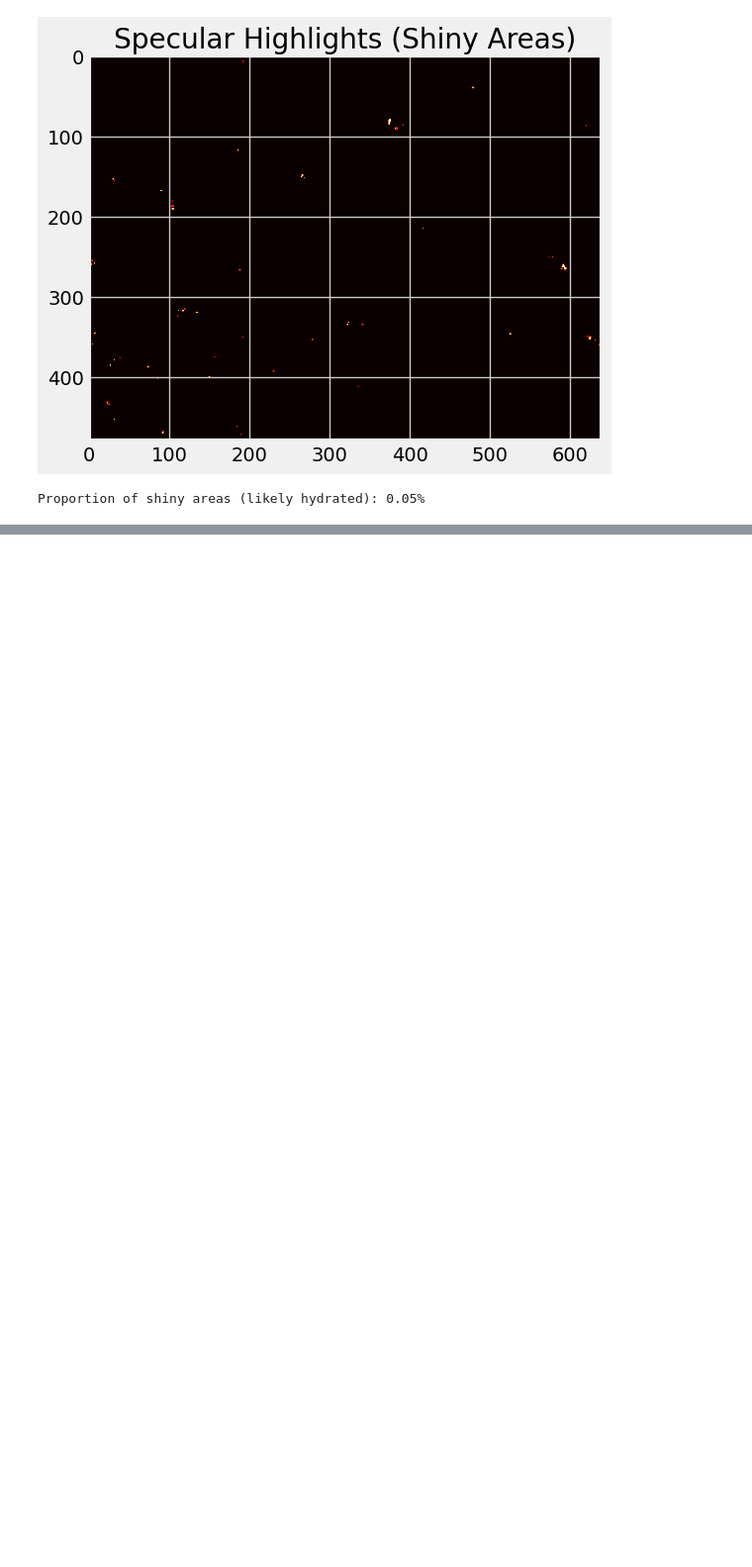
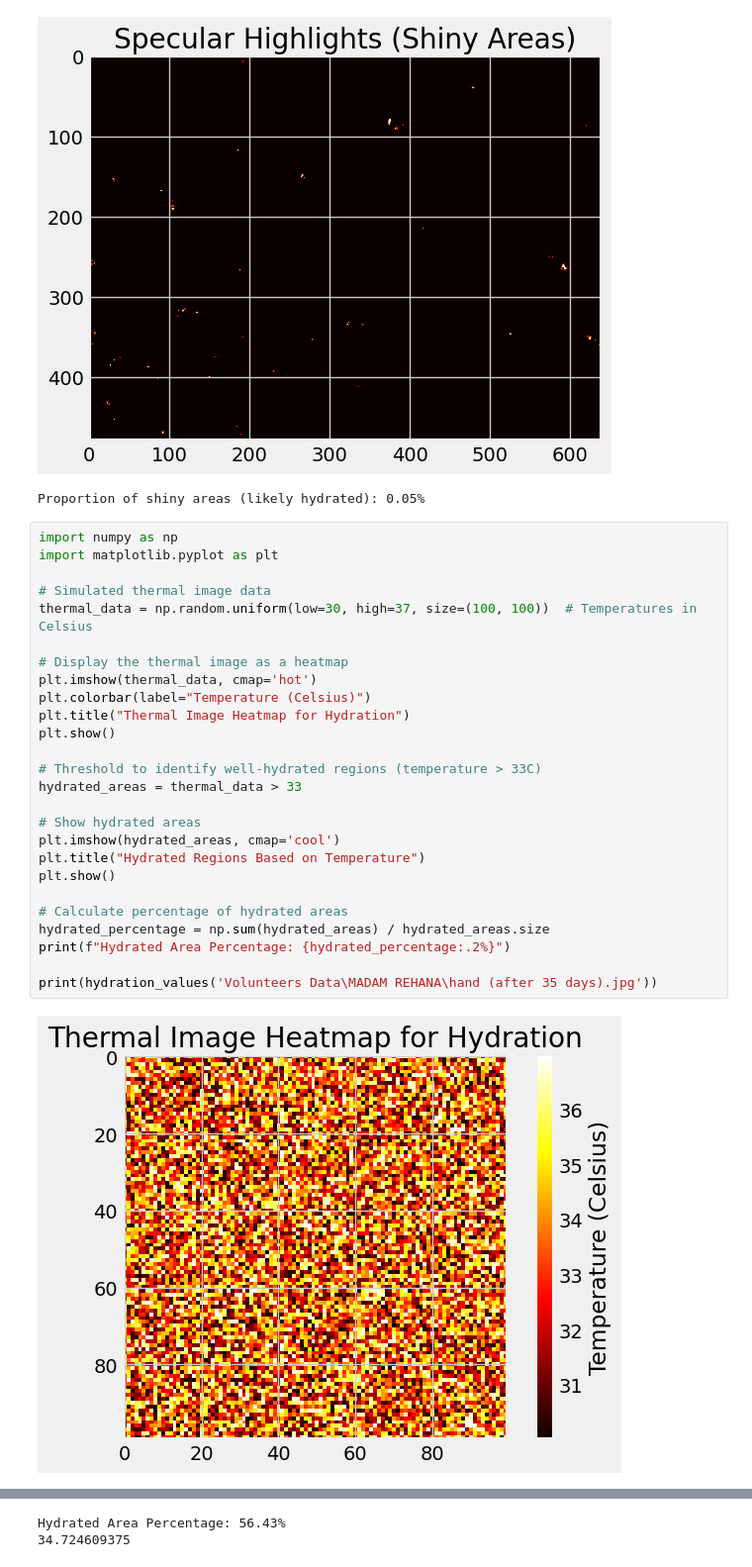
Before and after one commit to arhamwebexpert/ML, a Jupyter notebook: hydration.ipynb, the cells around one changed output, grey strips where cells are left out. Shown at 99% size. Saved outputs shown, nothing was run; the diff lists cells and outputs as text; blank space fills up the shorter version.

```diff
--- a/hydration.ipynb
+++ b/hydration.ipynb
@@ -253,3 +256,31 @@ print(f"Proportion of shiny areas (likely hydrated): {shiny_proportion:.2%}")
 # %% [output]
 [figure]
 Proportion of shiny areas (likely hydrated): 0.05%
+# %%
+import numpy as np
+import matplotlib.pyplot as plt
+
+# Simulated thermal image data
+thermal_data = np.random.uniform(low=30, high=37, size=(100, 100))  # Temperatures in Celsius
+
+# Display the thermal image as a heatmap
+plt.imshow(thermal_data, cmap='hot')
+plt.colorbar(label="Temperature (Celsius)")
+plt.title("Thermal Image Heatmap for Hydration")
+plt.show()
+
+# Threshold to identify well-hydrated regions (temperature > 33C)
+hydrated_areas = thermal_data > 33
+
+# Show hydrated areas
+plt.imshow(hydrated_areas, cmap='cool')
+plt.title("Hydrated Regions Based on Temperature")
+plt.show()
+
+# Calculate percentage of hydrated areas
+hydrated_percentage = np.sum(hydrated_areas) / hydrated_areas.size
+print(f"Hydrated Area Percentage: {hydrated_percentage:.2%}")
+
+print(hydration_values('Volunteers Data\MADAM REHANA\hand (after 35 days).jpg'))
+# %% [output]
+[figure, added]
@@ -255,0 +288,2 @@ Proportion of shiny areas (likely hydrated): 0.05%
+Hydrated Area Percentage: 56.43%
+34.724609375
```
Also changed, not shown: parts of 9 cells of this notebook.
